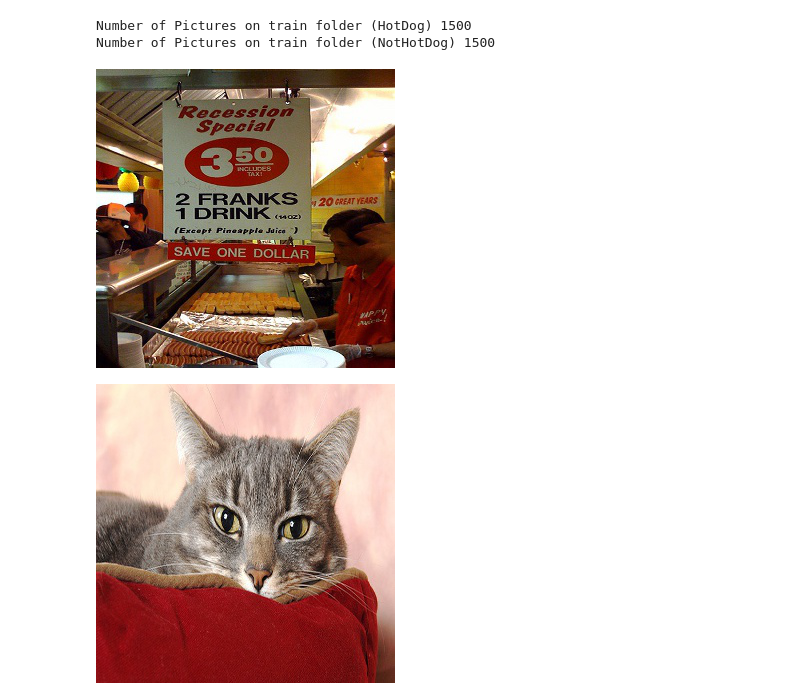
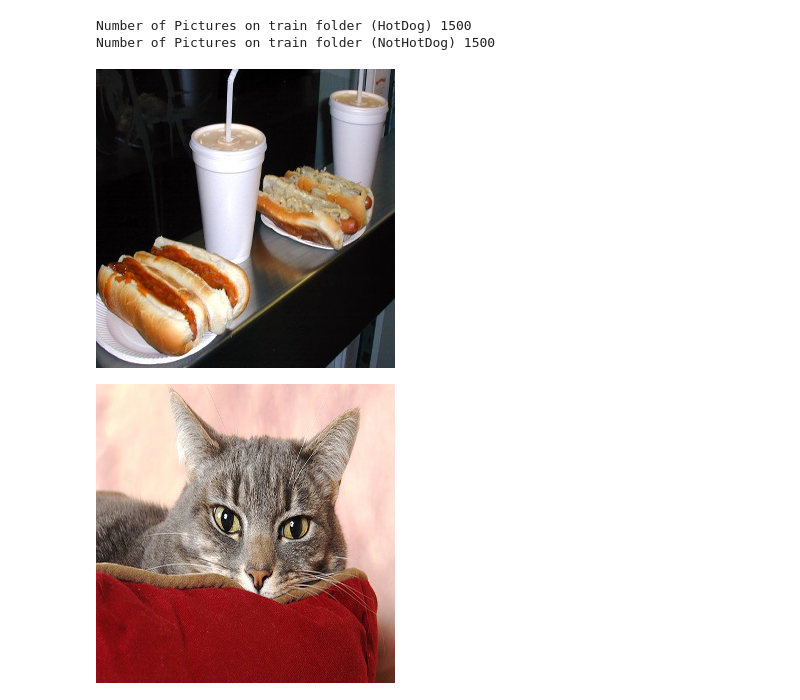
Before and after one commit to rsanchez-dv/Data_Science_Labs, a Jupyter notebook: HotDog/HotDog_NotHotDog_starter.ipynb, the cells around one changed output. Drawn from its saved outputs; the diff is of its cells as text; code cells hidden in the pictures.

```diff
--- a/HotDog/HotDog_NotHotDog_starter.ipynb
+++ b/HotDog/HotDog_NotHotDog_starter.ipynb
@@ -33,10 +33,10 @@ Number of Pictures on train folder (HotDog) 1500
 Number of Pictures on train folder (NotHotDog) 1500
 # %%
 from IPython.display import display # to display images
-pil_im = PIL.Image.open('hotdog_data/train/hotdog/1.jpg')
+pil_im = PIL.Image.open('hotdog_data/train/hotdog/102.jpg')
 display(pil_im)
 # %% [output]
-[figure, old version]
+[figure, new version]
 # %%
 # Display one of the nothotdog images
 pil_im = PIL.Image.open('hotdog_data/train/nothotdog/4.jpg')
```
Also changed, not shown: parts of 3 cells of this notebook, 8 other files.
